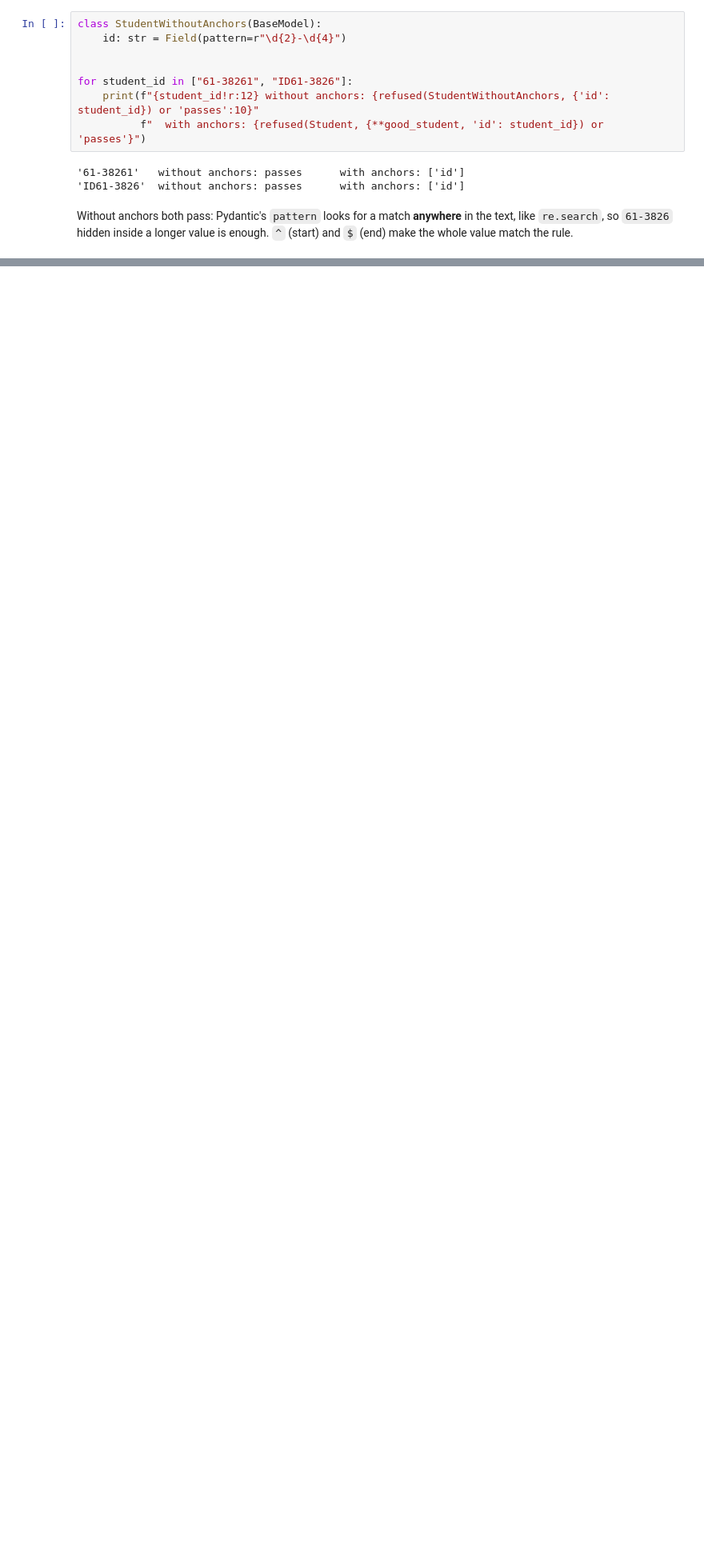
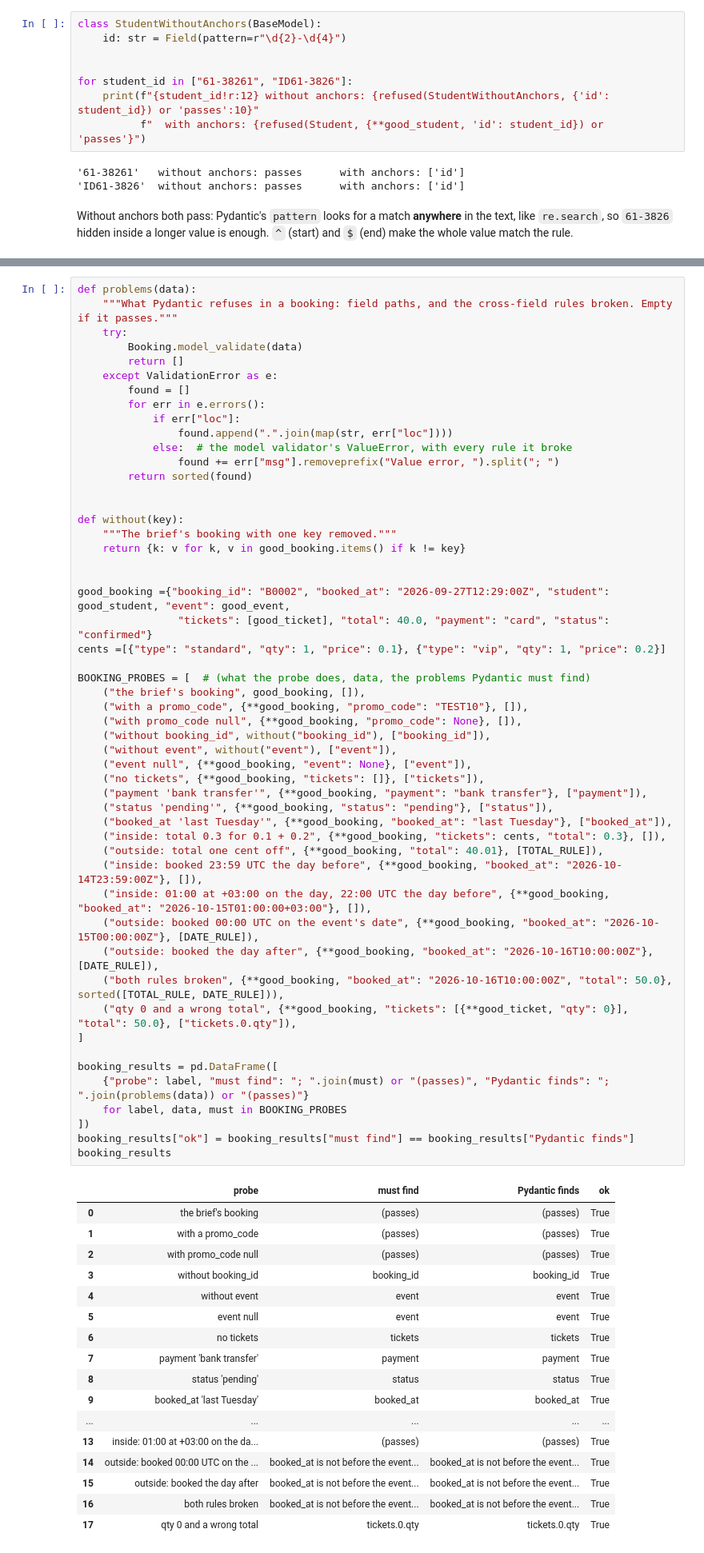
Before and after one commit to DanEhab/daniel-ehab_58-3825_MET-02_task2, a Jupyter notebook: task2.ipynb, the cells around one changed output, grey strips where cells are left out. Shown at 80% size. Cells and saved outputs as stored; diff of their text form; blank space fills up the shorter version.

Commit message:
Part A.1: booking model with the two cross-field rules

```diff
--- a/task2.ipynb
+++ b/task2.ipynb
@@ -390,0 +477,70 @@ Without anchors both pass: Pydantic's `pattern` looks for a match **anywhere** i
+# %%
+def problems(data):
+    """What Pydantic refuses in a booking: field paths, and the cross-field rules broken. Empty if it passes."""
+    try:
+        Booking.model_validate(data)
+        return []
+    except ValidationError as e:
+        found = []
+        for err in e.errors():
+            if err["loc"]:
+                found.append(".".join(map(str, err["loc"])))
+            else:  # the model validator's ValueError, with every rule it broke
+                found += err["msg"].removeprefix("Value error, ").split("; ")
+        return sorted(found)
+
+
+def without(key):
+    """The brief's booking with one key removed."""
+    return {k: v for k, v in good_booking.items() if k != key}
+
+
+good_booking ={"booking_id": "B0002", "booked_at": "2026-09-27T12:29:00Z", "student": good_student, "event": good_event,
+                "tickets": [good_ticket], "total": 40.0, "payment": "card", "status": "confirmed"}
+cents =[{"type": "standard", "qty": 1, "price": 0.1}, {"type": "vip", "qty": 1, "price": 0.2}]
+
+BOOKING_PROBES = [  # (what the probe does, data, the problems Pydantic must find)
+    ("the brief's booking", good_booking, []),
+    ("with a promo_code", {**good_booking, "promo_code": "TEST10"}, []),
+    ("with promo_code null", {**good_booking, "promo_code": None}, []),
+    ("without booking_id", without("booking_id"), ["booking_id"]),
+    ("without event", without("event"), ["event"]),
+    ("event null", {**good_booking, "event": None}, ["event"]),
+    ("no tickets", {**good_booking, "tickets": []}, ["tickets"]),
+    ("payment 'bank transfer'", {**good_booking, "payment": "bank transfer"}, ["payment"]),
+    ("status 'pending'", {**good_booking, "status": "pending"}, ["status"]),
+    ("booked_at 'last Tuesday'", {**good_booking, "booked_at": "last Tuesday"}, ["booked_at"]),
+    ("inside: total 0.3 for 0.1 + 0.2", {**good_booking, "tickets": cents, "total": 0.3}, []),
+    ("outside: total one cent off", {**good_booking, "total": 40.01}, [TOTAL_RULE]),
+    ("inside: booked 23:59 UTC the day before", {**good_booking, "booked_at": "2026-10-14T23:59:00Z"}, []),
+    ("inside: 01:00 at +03:00 on the day, 22:00 UTC the day before", {**good_booking, "booked_at": "2026-10-15T01:00:00+03:00"}, []),
+    ("outside: booked 00:00 UTC on the event's date", {**good_booking, "booked_at": "2026-10-15T00:00:00Z"}, [DATE_RULE]),
+    ("outside: booked the day after", {**good_booking, "booked_at": "2026-10-16T10:00:00Z"}, [DATE_RULE]),
+    ("both rules broken", {**good_booking, "booked_at": "2026-10-16T10:00:00Z", "total": 50.0}, sorted([TOTAL_RULE, DATE_RULE])),
+    ("qty 0 and a wrong total", {**good_booking, "tickets": [{**good_ticket, "qty": 0}], "total": 50.0}, ["tickets.0.qty"]),
+]
+
+booking_results = pd.DataFrame([
+    {"probe": label, "must find": "; ".join(must) or "(passes)", "Pydantic finds": "; ".join(problems(data)) or "(passes)"}
+    for label, data, must in BOOKING_PROBES
+])
+booking_results["ok"] = booking_results["must find"] == booking_results["Pydantic finds"]
+booking_results
+# %% [output]
+|  | probe | must find | Pydantic finds | ok |
+| 0 | the brief's booking | (passes) | (passes) | True |
+| 1 | with a promo_code | (passes) | (passes) | True |
+| 2 | with promo_code null | (passes) | (passes) | True |
+| 3 | without booking_id | booking_id | booking_id | True |
+| 4 | without event | event | event | True |
+| 5 | event null | event | event | True |
+| 6 | no tickets | tickets | tickets | True |
+| 7 | payment 'bank transfer' | payment | payment | True |
+| 8 | status 'pending' | status | status | True |
+| 9 | booked_at 'last Tuesday' | booked_at | booked_at | True |
+| ... | ... | ... | ... | ... |
+| 13 | inside: 01:00 at +03:00 on the da... | (passes) | (passes) | True |
+| 14 | outside: booked 00:00 UTC on the ... | booked_at is not before the event... | booked_at is not before the event... | True |
+| 15 | outside: booked the day after | booked_at is not before the event... | booked_at is not before the event... | True |
+| 16 | both rules broken | booked_at is not before the event... | booked_at is not before the event... | True |
+| 17 | qty 0 and a wrong total | tickets.0.qty | tickets.0.qty | True |
```
Also changed, not shown: parts of 8 cells of this notebook.
